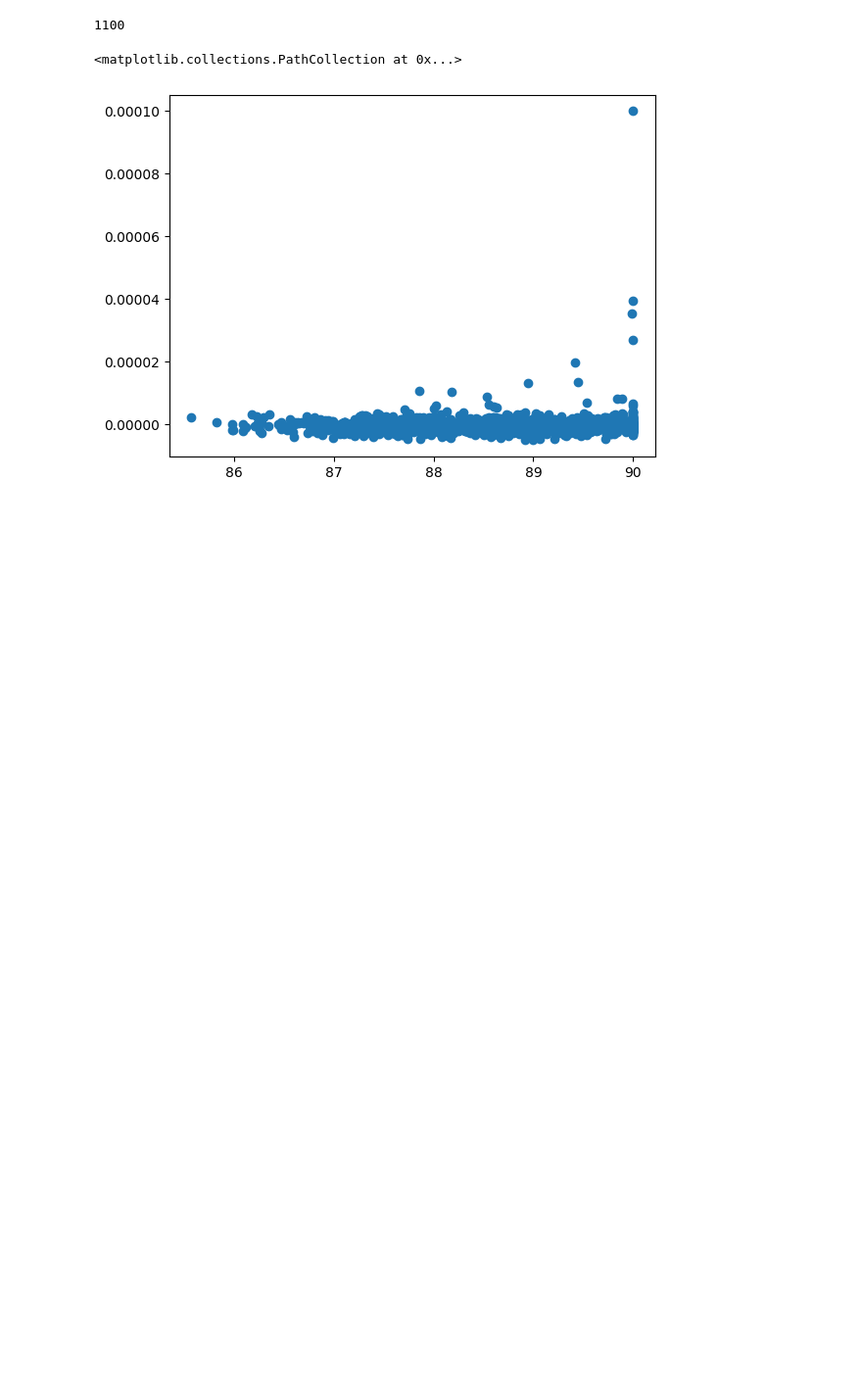
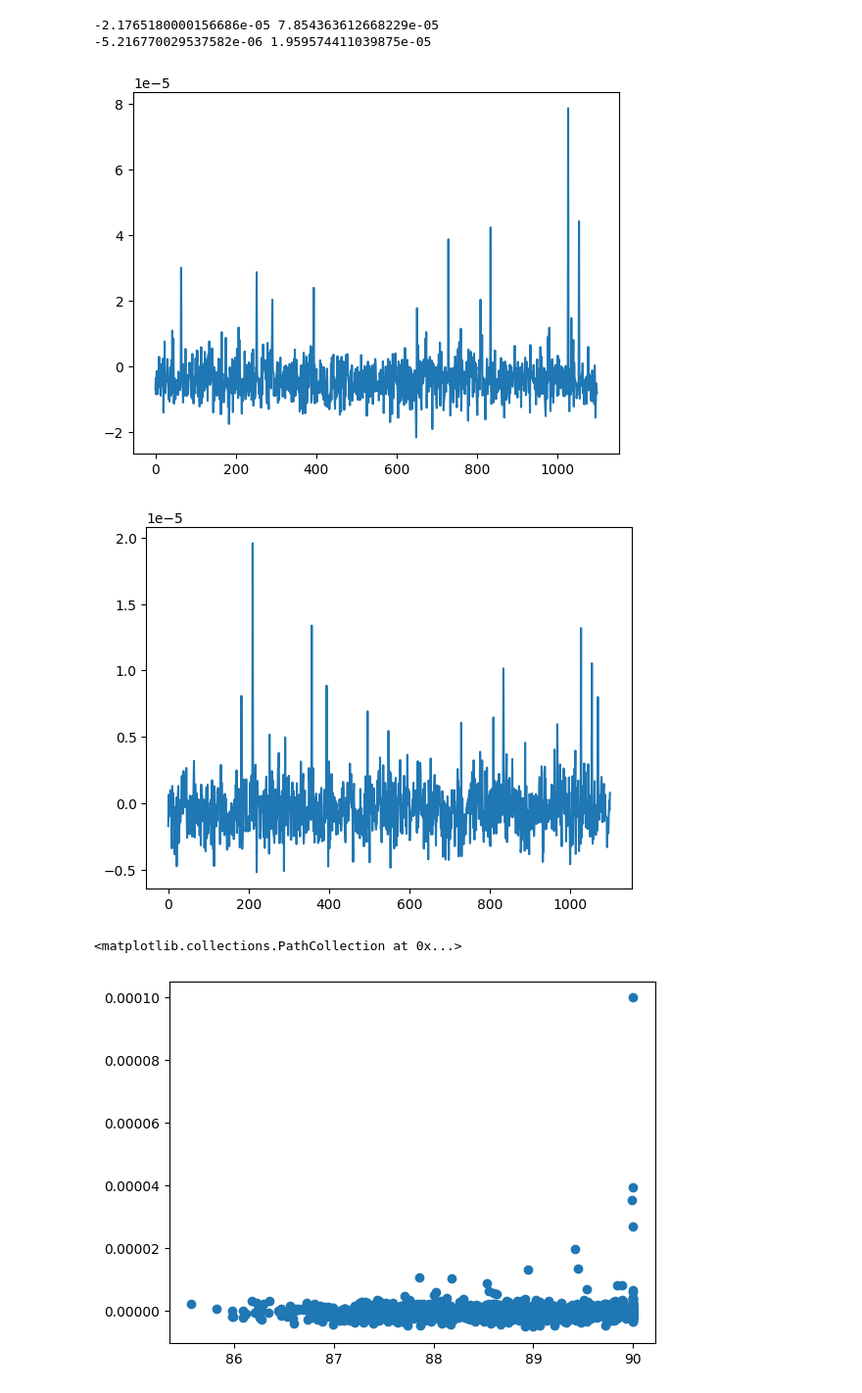
Before and after one commit to jcottaar/ariel2, a Jupyter notebook: analysis/test_simple_model_dive.ipynb, the cells around one changed output. Shown at 98% size. Drawn from its saved outputs; the diff is of its cells as text; code cells hidden in the pictures; blank space fills up the shorter version.

```diff
--- a/analysis/test_simple_model_dive.ipynb
+++ b/analysis/test_simple_model_dive.ipynb
@@ -91,7 +91,15 @@ KeyError: 'simple_residual_diff_AIRS'
 # %%
-print(len(kgs.sanity_checks['simple_residual_ratio_AIRS'].seen_all))
+def f(x):
+    print(min(x), max(x))
+    plt.figure()
+    plt.plot(x)
+f(kgs.sanity_checks['simple_residual_diff_FGS'].seen_all)
+f(kgs.sanity_checks['simple_residual_diff_AIRS'].seen_all)
 # %% [output]
-1100
+-2.1765180000156686e-05 7.854363612668229e-05
+-5.216770029537582e-06 1.959574411039875e-05
+[figure, added]
+[figure, added]
 # %%
 plt.scatter([d.i for d in train_data],kgs.sanity_checks['simple_residual_diff_AIRS'].seen_all)
 # %% [output]
```
Also changed, not shown: parts of 4 cells of this notebook, 7 other files.
